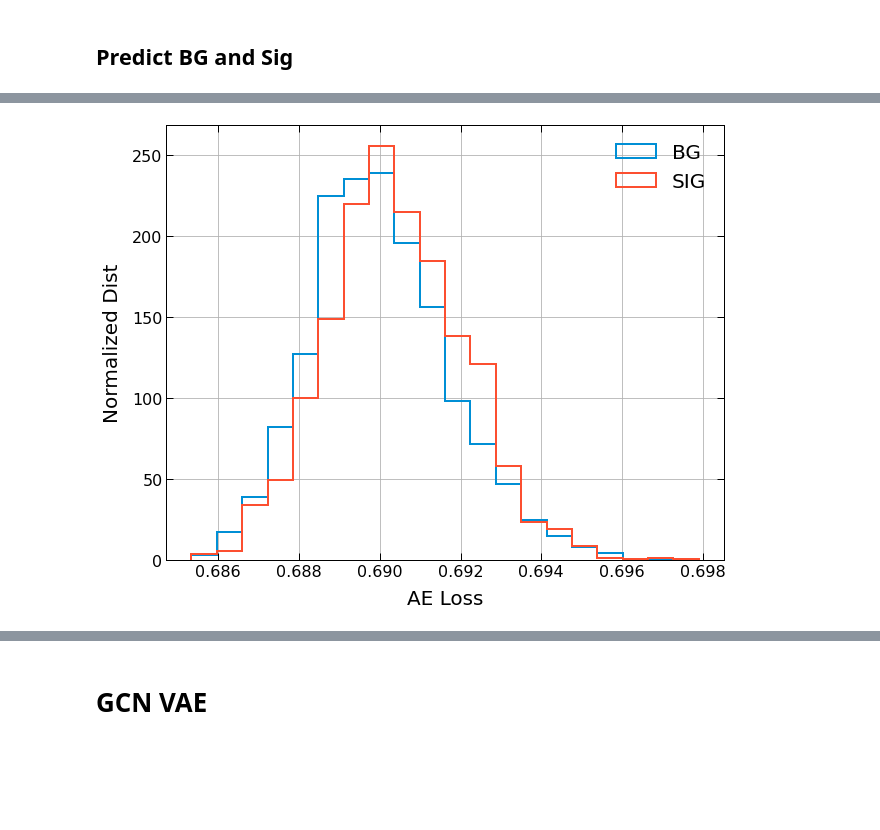
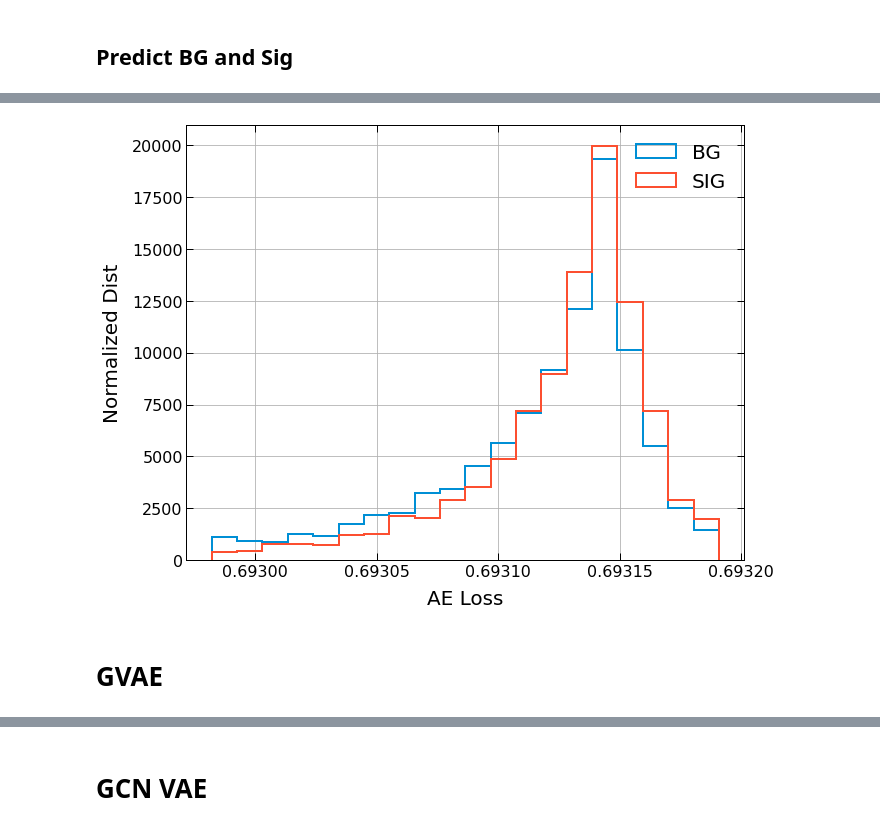
Before and after one commit to nadya-chernyavskaya/ADgvae, a Jupyter notebook: GCN_VAE.ipynb, the cells around one changed output, grey strips where cells are left out. Drawn from its saved outputs; the diff is of its cells as text; code cells hidden in the pictures; blank space fills up the shorter version.

```diff
--- a/GCN_VAE.ipynb
+++ b/GCN_VAE.ipynb
@@ -15,14 +15,19 @@ Using TensorFlow backend.
 <module 'utils.preprocessing' from '/eos/home-n/nchernya/MLHEP/AnomalyDetection/ADgvae/utils/preprocessing.py'>
 # %%
 #Data Samples
-TRAIN_PATH = '/eos/project/d/dshep/TOPCLASS/DijetAnomaly/VAE_data/events/qcd_sqrtshatTeV_13TeV_PU40_NEW_sideband_parts/'
-filename_bg = TRAIN_PATH + 'qcd_sqrtshatTeV_13TeV_PU40_NEW_sideband_000.h5'
+DATA_PATH = '/eos/project/d/dshep/TOPCLASS/DijetAnomaly/VAE_data/events/'
+
+TRAIN_NAME = 'qcd_sqrtshatTeV_13TeV_PU40_NEW_sideband'
+filename_bg = DATA_PATH + TRAIN_NAME + '_parts/' + TRAIN_NAME + '_000.h5'
 batch_size = 128
 train_set_size = batch_size*50
 nodes_n, feat_sz, particles_bg, A_bg, A_tilde_bg = prepr.prepare_data(filename_bg,train_set_size,0,train_set_size+1)
+#BG test
+_,_, particles_bg_test, A_bg_test, A_tilde_bg_test = prepr.prepare_data(filename_bg,5000,train_set_size+1,train_set_size+5000)
 
-VALID_PATH = '/eos/project/d/dshep/TOPCLASS/DijetAnomaly/VAE_data/events/qcd_sqrtshatTeV_13TeV_PU40_NEW_EXT_sideband_parts'
-filename_bg_valid = TRAIN_PATH + 'qcd_sqrtshatTeV_13TeV_PU40_NEW_EXT_sideband_000.h5'
+# BG validation
+VALID_NAME = 'qcd_sqrtshatTeV_13TeV_PU40_NEW_EXT_sideband'
+filename_bg_valid = DATA_PATH + VALID_NAME + '_parts/' + VALID_NAME + '_000.h5'
 batch_size = 128
 valid_set_size = batch_size*10
 _,_, particles_bg_valid, A_bg_valid, A_tilde_bg_valid = prepr.prepare_data(filename_bg,valid_set_size,0,valid_set_size+1)
@@ -35,0 +47,6 @@ Number of features = 3
+# %%
+#signal
+SIG_MASS = '3.5'
+SIG_NAME = 'RSGraviton_WW_NARROW_13TeV_PU40_'+SIG_MASS+'TeV_NEW'
+filename_sig = DATA_PATH + SIG_NAME + '_parts/' + SIG_NAME + '_concat_001.h5'
+_,_, particles_sig, A_sig, A_tilde_sig = prepr.prepare_data(filename_sig,5000,0,5000)
@@ -107,20 +109,22 @@ z_bg_test, A_pred_bg_test = gnn((particles_bg_test, A_tilde_bg_test))
 loss_signal_gnn = tf.math.reduce_mean(tf.nn.sigmoid_cross_entropy_with_logits(A_sig, A_pred_sig), axis=(1,2)).numpy() #predicted adjecny, but not set to 0/1 yet
 loss_bg_gnn = tf.math.reduce_mean(tf.nn.sigmoid_cross_entropy_with_logits(A_bg_test, A_pred_bg_test), axis=(1,2)).numpy()
 # %%
-max_score = np.max(loss_signal)#,np.max(loss_bg_dist))
-min_score = np.min(loss_bg)#,np.max(loss_bg_dist))
+max_score = np.quantile(loss_signal_gnn,0.98)#,np.max(loss_bg_dist))
+min_score = np.quantile(loss_bg_gnn,0.05)#,np.max(loss_bg_dist))
 bins = 20
 # plot BG
 plt.figure()
-plt.hist(loss_bg, bins=bins, label='BG', density=True, range=(min_score, max_score),
+plt.hist(loss_bg_gnn, bins=bins, label='BG', density=True, range=(min_score, max_score),
          histtype='step', fill=False, linewidth=2)
-plt.hist(loss_signal, bins=bins, label='SIG', density=True, range=(min_score, max_score),
+plt.hist(loss_signal_gnn, bins=bins, label='SIG', density=True, range=(min_score, max_score),
          histtype='step', fill=False, linewidth=2)
 #plt.semilogy()
 plt.xlabel("AE Loss")
 plt.ylabel("Normalized Dist")
 plt.grid(True)
 plt.legend(loc='upper right')
 plt.show()
 # %% [output]
-[figure, old version]
+[figure, new version]
+# %% [markdown]
+# GVAE
```
Also changed, not shown: parts of 19 cells of this notebook.
